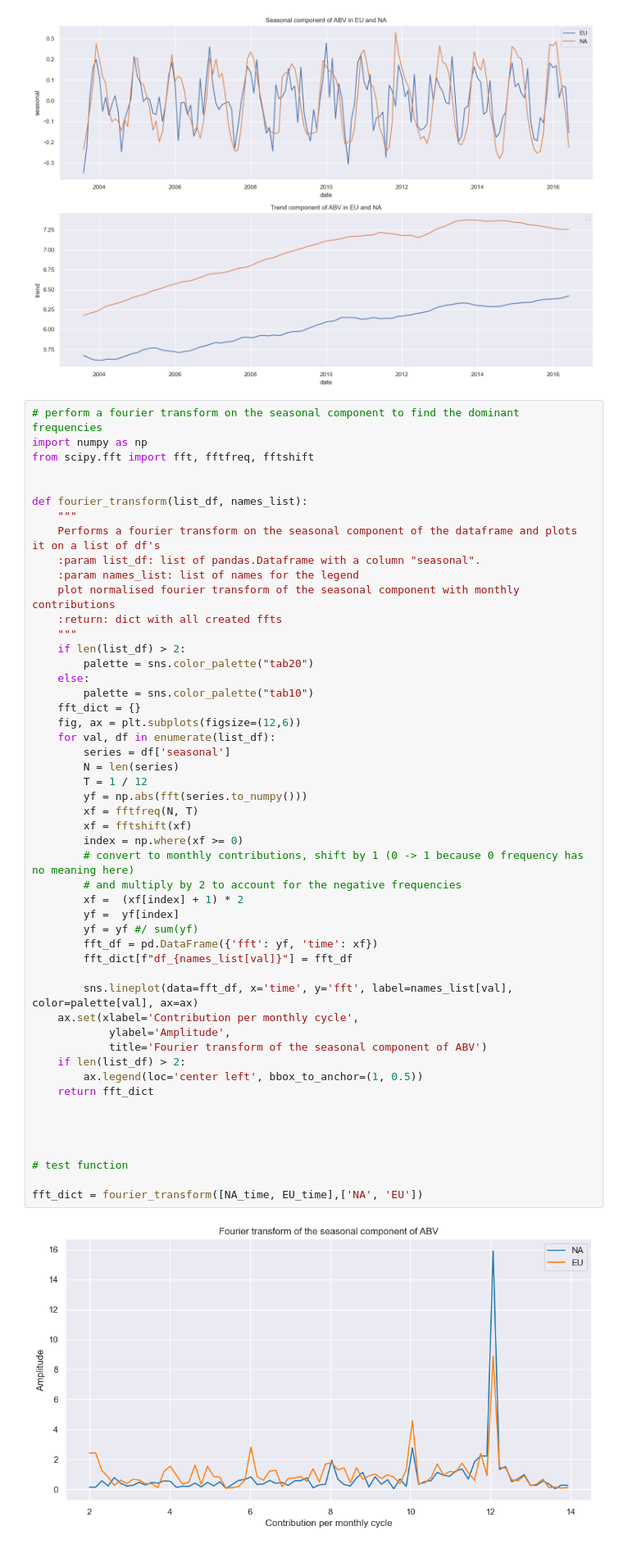
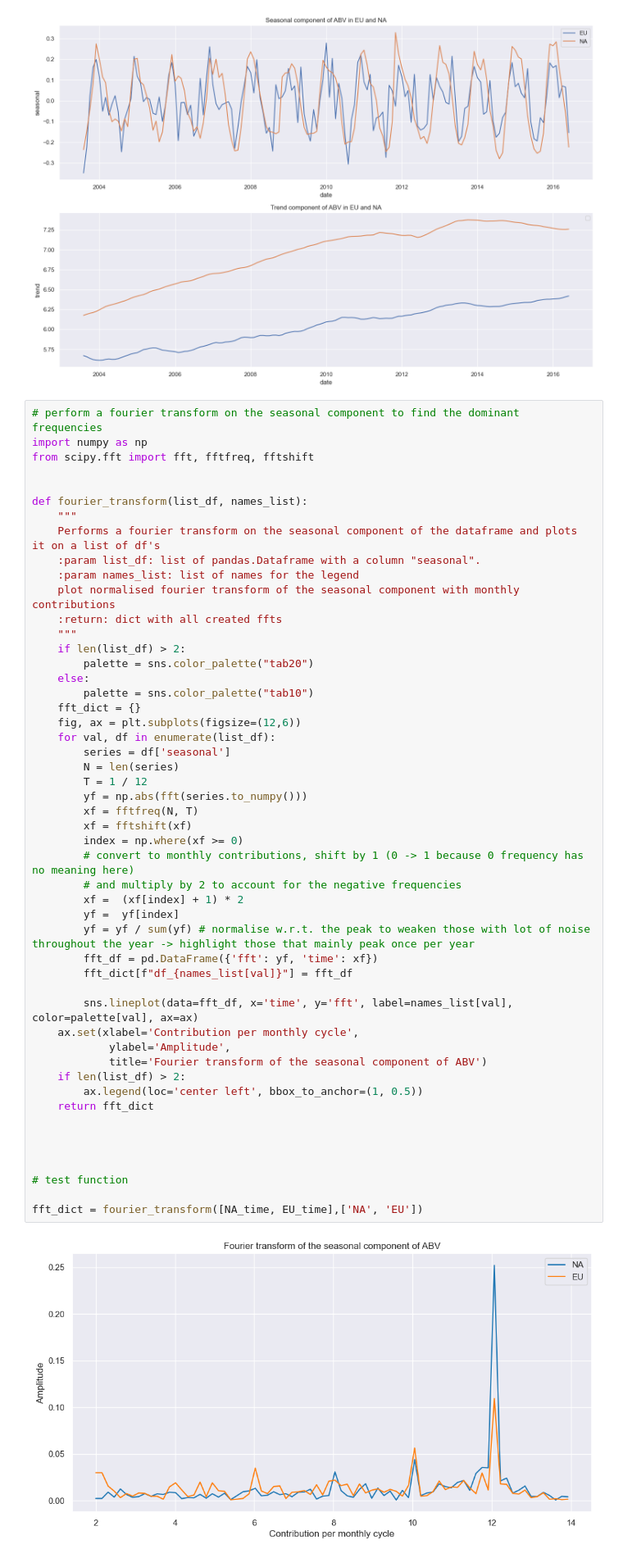
Before and after one commit to epfl-ada/ada-2023-project-welovepandas, a Jupyter notebook: Time_series.ipynb, the cells around one changed output. Shown at 82% size. Drawn from its saved outputs; the diff is of its cells as text.

```diff
--- a/Time_series.ipynb
+++ b/Time_series.ipynb
@@ -214,35 +214,35 @@ def fourier_transform(list_df, names_list):
     for val, df in enumerate(list_df):
         series = df['seasonal']
         N = len(series)
         T = 1 / 12
         yf = np.abs(fft(series.to_numpy()))
         xf = fftfreq(N, T)
         xf = fftshift(xf)
         index = np.where(xf >= 0)
         # convert to monthly contributions, shift by 1 (0 -> 1 because 0 frequency has no meaning here)
         # and multiply by 2 to account for the negative frequencies
         xf =  (xf[index] + 1) * 2
         yf =  yf[index]
-        yf = yf #/ sum(yf)
+        yf = yf / sum(yf) # normalise w.r.t. the peak to weaken those with lot of noise throughout the year -> highlight those that mainly peak once per year
         fft_df = pd.DataFrame({'fft': yf, 'time': xf})
         fft_dict[f"df_{names_list[val]}"] = fft_df
 
         sns.lineplot(data=fft_df, x='time', y='fft', label=names_list[val], color=palette[val], ax=ax)
     ax.set(xlabel='Contribution per monthly cycle',
             ylabel='Amplitude',
             title='Fourier transform of the seasonal component of ABV')
     if len(list_df) > 2:
         ax.legend(loc='center left', bbox_to_anchor=(1, 0.5))
     return fft_dict
 
 
 
 
 # test function
 
 fft_dict = fourier_transform([NA_time, EU_time],['NA', 'EU'])
 # %% [output]
-[figure, old version]
+[figure, new version]
 # %% [markdown]
 ## Observations
 - Main contribution clearly comes from yearly seasonality
```
Also changed, not shown: parts of 10 cells of this notebook.
